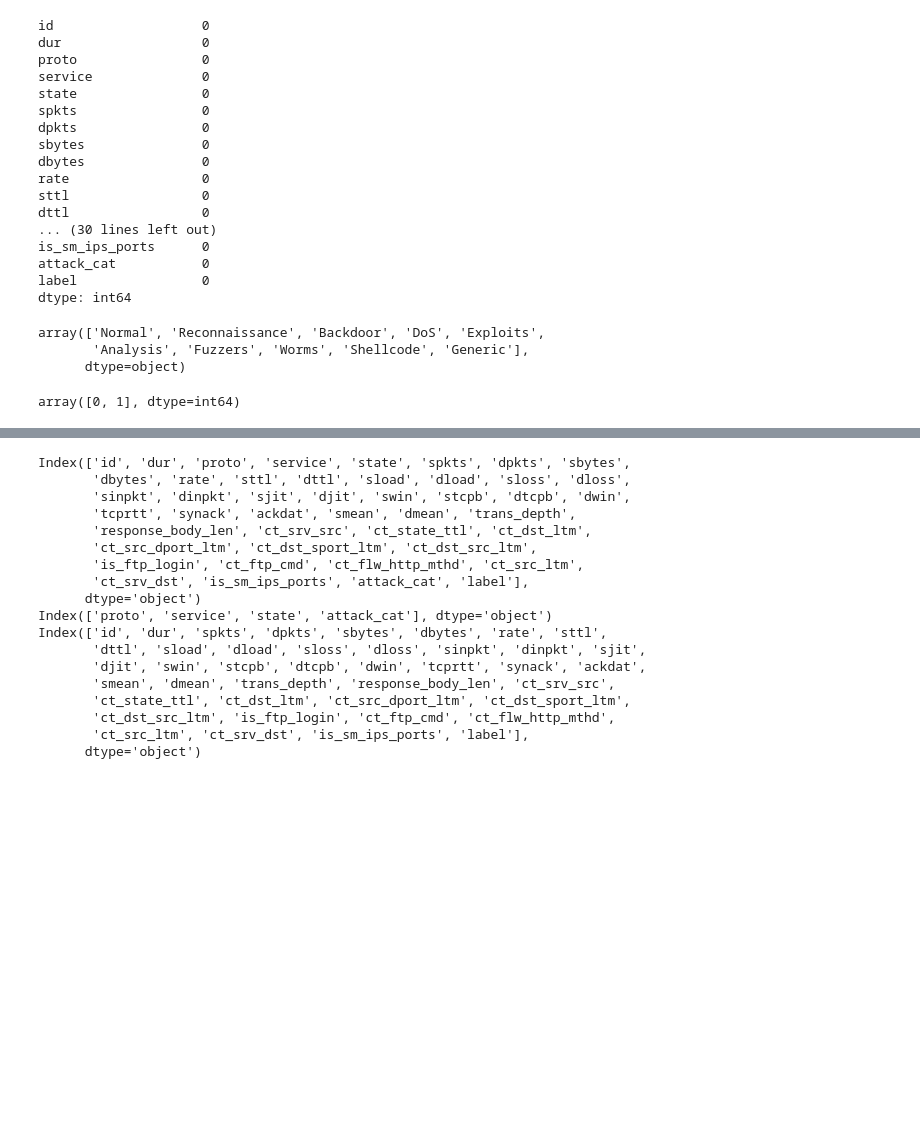
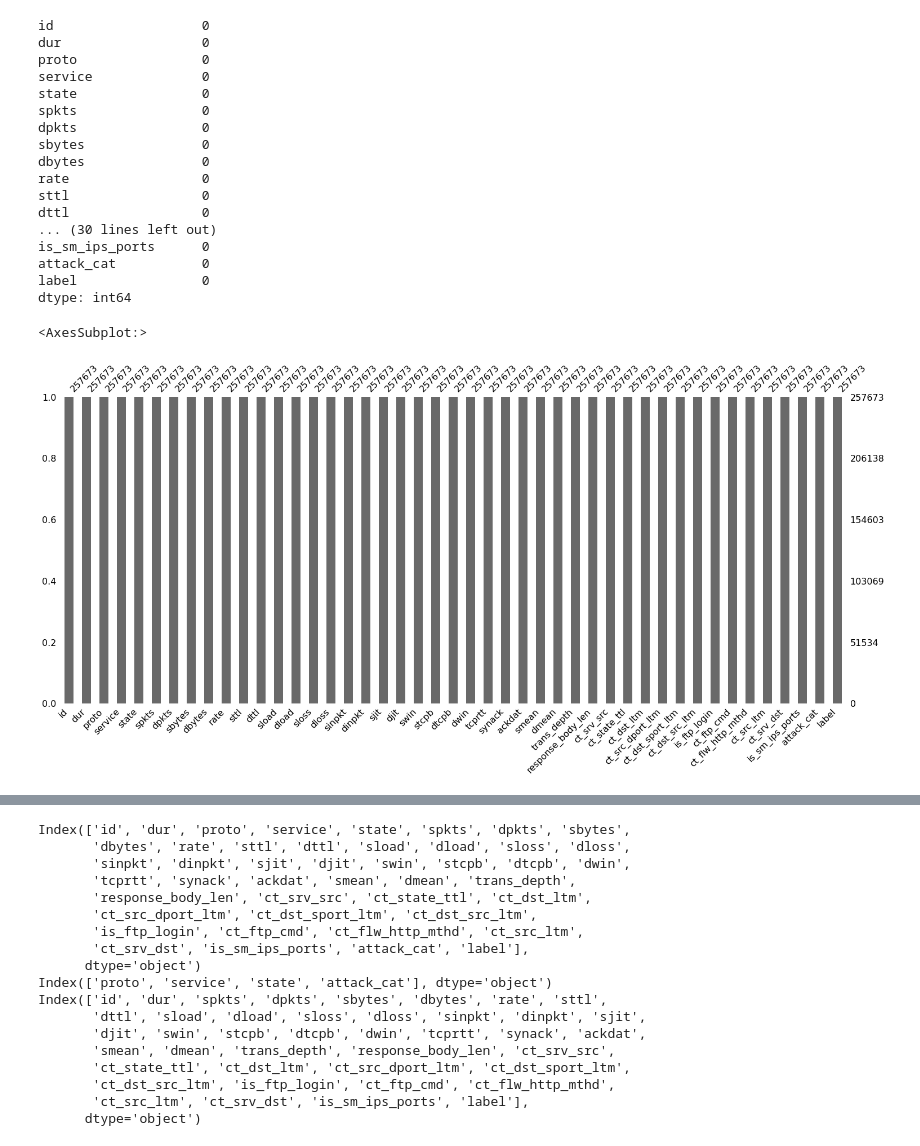
Before and after one commit to conflick0/bdm_project, a Jupyter notebook: notebooks/anomaly_detection/data_analysis.ipynb, the cells around one changed output, grey strips where cells are left out. Saved outputs shown, nothing was run; the diff lists cells and outputs as text; code cells hidden in the pictures; blank space fills up the shorter version.

Commit message:
update data analysis

```diff
--- a/notebooks/anomaly_detection/data_analysis.ipynb
+++ b/notebooks/anomaly_detection/data_analysis.ipynb
@@ -33,13 +37,3 @@ is_sm_ips_ports      0
 attack_cat           0
 label                0
 dtype: int64
-# %%
-data['attack_cat'].unique()
-# %% [output]
-array(['Normal', 'Reconnaissance', 'Backdoor', 'DoS', 'Exploits',
-       'Analysis', 'Fuzzers', 'Worms', 'Shellcode', 'Generic'],
-      dtype=object)
-# %%
-data['label'].unique()
-# %% [output]
-array([0, 1], dtype=int64)
@@ -50,0 +40,5 @@ def remove_dump_values(data, cols):
+# %%
+msno.bar(data)
+# %% [output]
+<AxesSubplot:>
+[figure, added]
```
Also changed, not shown: parts of 18 cells of this notebook.
